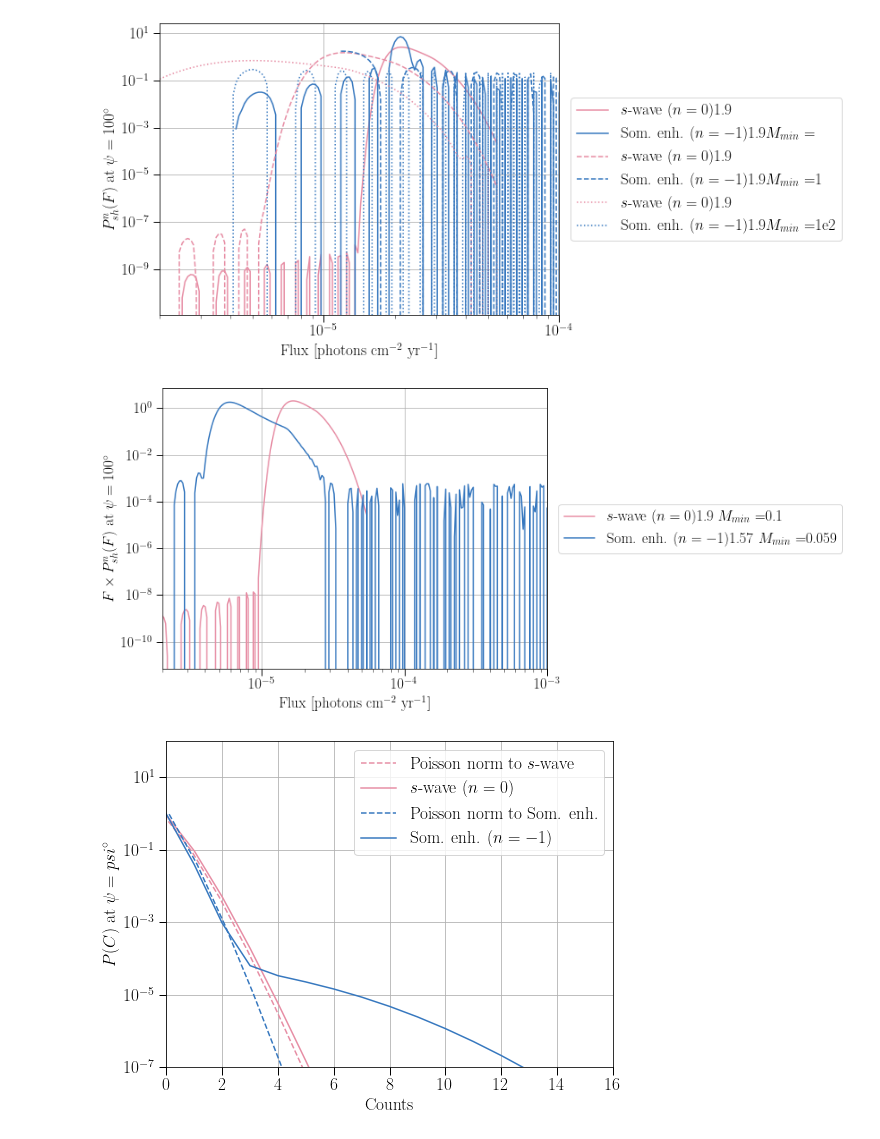
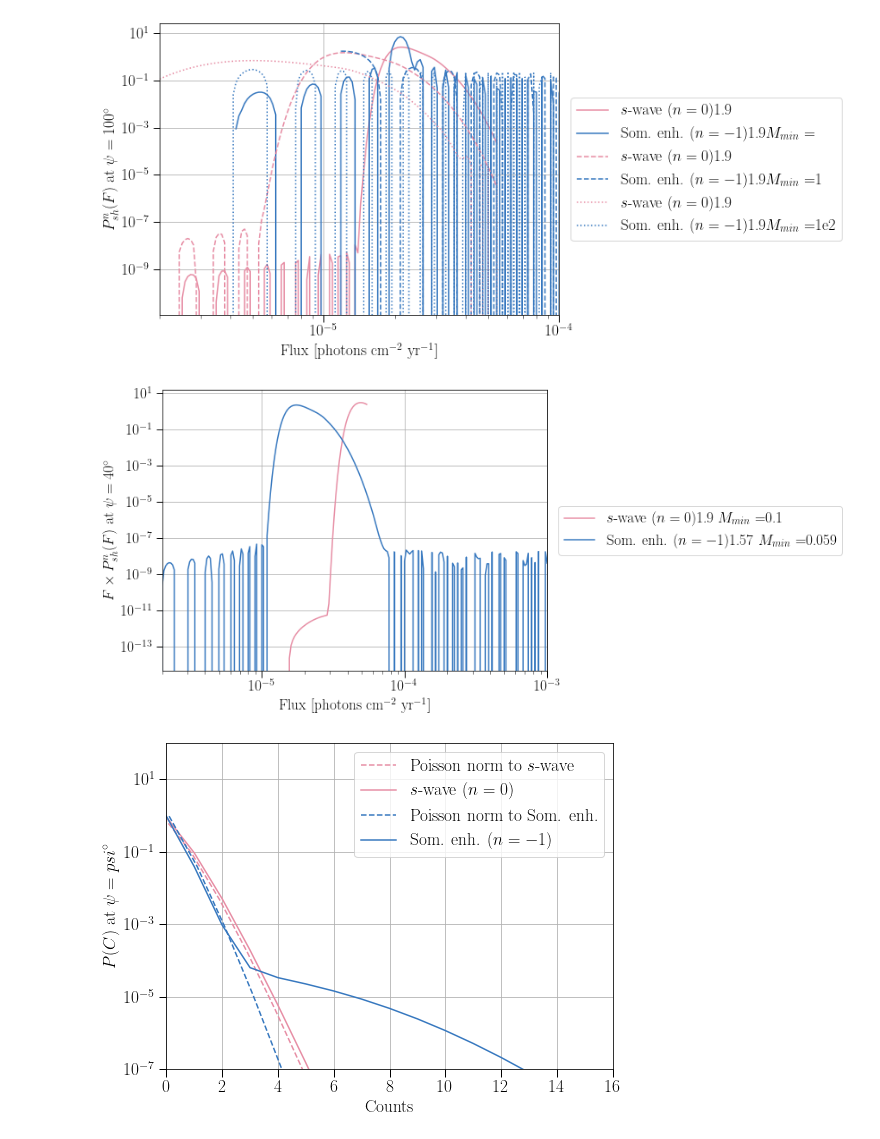
Before and after one commit to runburg/dm_gal_substructure, a Jupyter notebook: paper_plots.ipynb, the cells around one changed output. Drawn from its saved outputs; the diff is of its cells as text; code cells hidden in the pictures.

```diff
--- a/paper_plots.ipynb
+++ b/paper_plots.ipynb
@@ -160,6 +160,8 @@ fig.savefig('./output/plots/psh_ssom.pdf', bbox_extra_artists=(lgd,), bbox_inche
 # %%
 fig, ax = plt.subplots(figsize=(8, 6))
 lss = iter(['-', '--', ':', '-.'])
+
+psi = 40
 
 files, mmins, betas = ['./output/n0_pshfunc_beta19_Mmin1e-1.npz', './output/n-1_pshfunc_beta16_Mmin59e-3.npz'], [1e-1, 5.9e-2], [1.9, 1.57]
 with np.load(files[0]) as f:
@@ -177,34 +179,34 @@ with np.load(files[1]) as f:
     psh2d = f['psh']
 
 psh2d[psh2d < 0] = 0
 
 #     print(psh2d)
 sompshfunc2d = intp.interp2d(psis, fluxes, np.nan_to_num(psh2d), bounds_error=False, fill_value=0)
 somfluxes = fluxes[5:]
 
 
 # shift_som = somfluxes[(somfluxes*sompshfunc2d(psi, somfluxes).T).argmax()] / sfluxes[(sfluxes*pshfunc2d(psi, sfluxes).T).argmax()]
 shift_som = 1
 # psh2d *= shift_som
 # fluxes /= shift_som
 
 ls = next(lss)
 ax.plot(sfluxes, sfluxes * pshfunc2d(psi, sfluxes).flatten(), label=n_labels[0]+str(betas[0]) + '  $M_{min}=$' + str(mmins[0]), color=colors[0], ls=ls)
 ax.plot(somfluxes / shift_som, somfluxes * sompshfunc2d(psi, somfluxes).flatten(), label=n_labels[-1]+str(betas[1]) + ' $M_{min}=$' + str(mmins[1]), color=colors[-1], ls=ls)
 
 ax.set_xscale('log')
 ax.set_yscale('log')
 ax.set_xlabel(r'Flux [photons cm$^{-2}$ yr$^{-1}$]')
 ax.set_ylabel(rf'$F \times P^n_{{sh}}(F)$ at $\psi={psi}^\circ$')
 
 ax.set_xlim(left=2e-6, right=1e-3)
 #     ax.set_ylim(bottom=1e-4, top=100)
 ax.grid()
 lgd = ax.legend(loc='center left', bbox_to_anchor=(1.01, 0.5))
 
 fig.savefig('./output/plots/psh_ssom.pdf', bbox_extra_artists=(lgd,), bbox_inches='tight')
 # %% [output]
-[figure, old version]
+[figure, new version]
 # %%
 from scipy.stats import poisson
 
```
Also changed, not shown: 5 other files.
